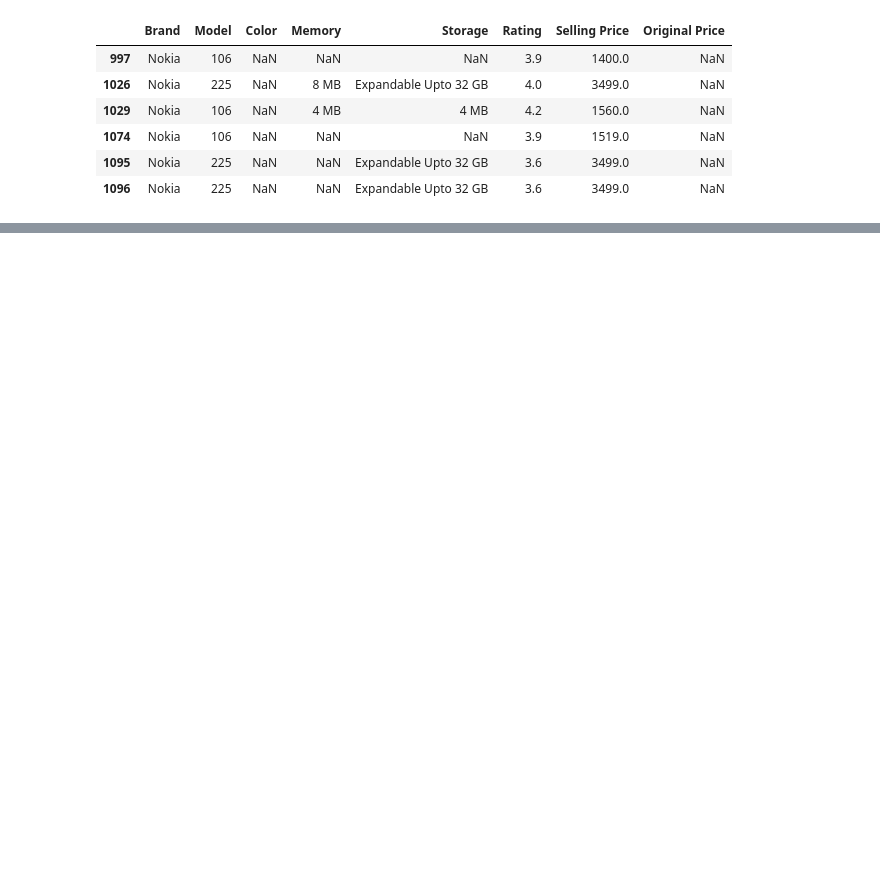
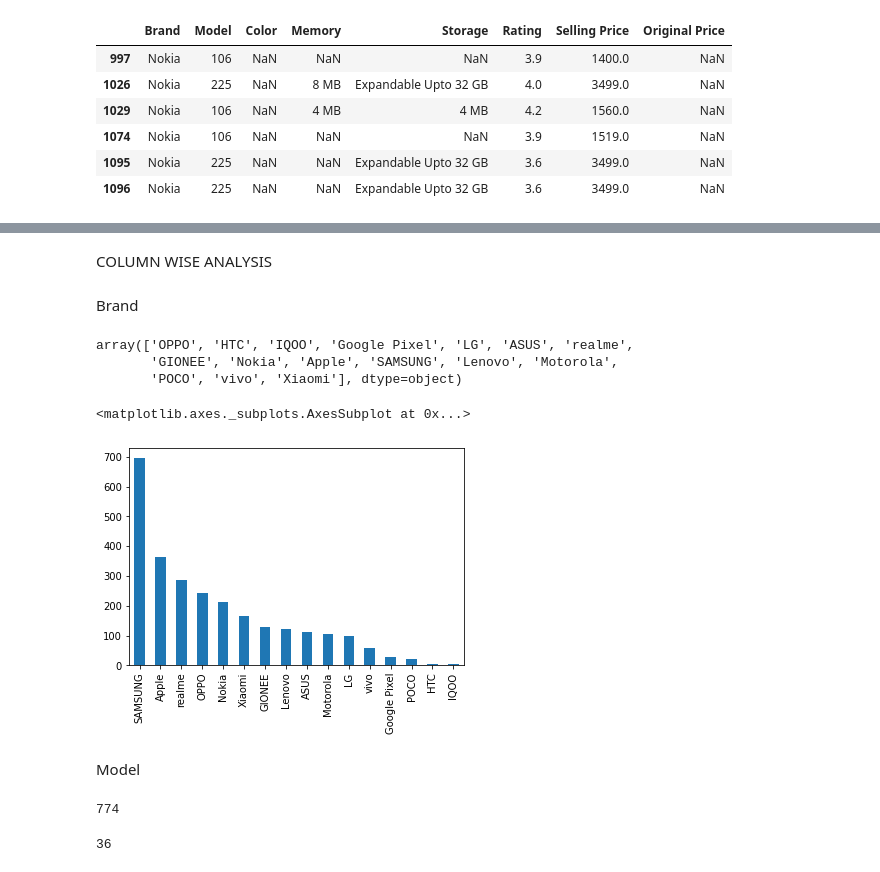
Before and after one commit to lakshuguru/-DATA-Ground-, a Jupyter notebook: flipkart.ipynb, the cells around one changed output, grey strips where cells are left out. Cells and saved outputs as stored; diff of their text form; code cells hidden in the pictures; blank space fills up the shorter version.

```diff
--- a/flipkart.ipynb
+++ b/flipkart.ipynb
@@ -363,0 +325,3 @@ df[(df['Brand']=='Apple')]#(df['Memory']==6)]
+# %%
+df_r=pd.read_csv('/content/Reduced error_2.csv')
+df_r
@@ -363,0 +372,22 @@ df[(df['Brand']=='Apple')]#(df['Memory']==6)]
+# %% [markdown]
+COLUMN WISE ANALYSIS
+# %% [markdown]
+Brand
+# %%
+df_r['Brand'].unique()
+# %% [output]
+array(['OPPO', 'HTC', 'IQOO', 'Google Pixel', 'LG', 'ASUS', 'realme',
+       'GIONEE', 'Nokia', 'Apple', 'SAMSUNG', 'Lenovo', 'Motorola',
+       'POCO', 'vivo', 'Xiaomi'], dtype=object)
+# %%
+df_r['Brand'].value_counts().plot(kind='bar')
+#df_r['Brand'].value_counts()
+# %% [output]
+<matplotlib.axes._subplots.AxesSubplot at 0x...>
+[figure, added]
+# %% [markdown]
+Model
+# %%
+df_r['Model'].nunique()
+# %% [output]
+774
@@ -363,0 +397,5 @@ df[(df['Brand']=='Apple')]#(df['Memory']==6)]
+# %%
+#df_r.groupby('Brand')['Model'].value_counts().plot.bar(figsize=(75,6))
+df_r.groupby('Brand')['Model'].value_counts()
+# %% [output]
+36
```
Also changed, not shown: parts of 46 cells of this notebook.
